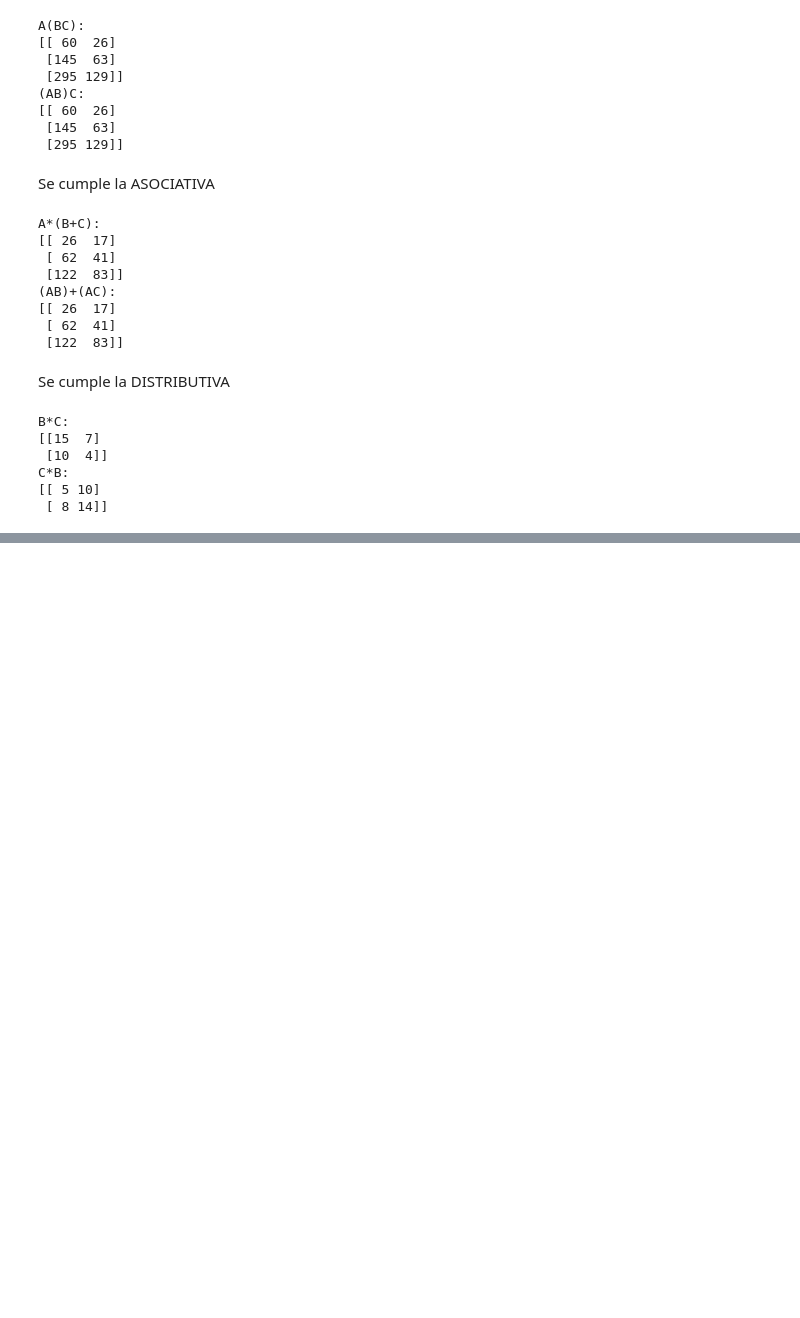
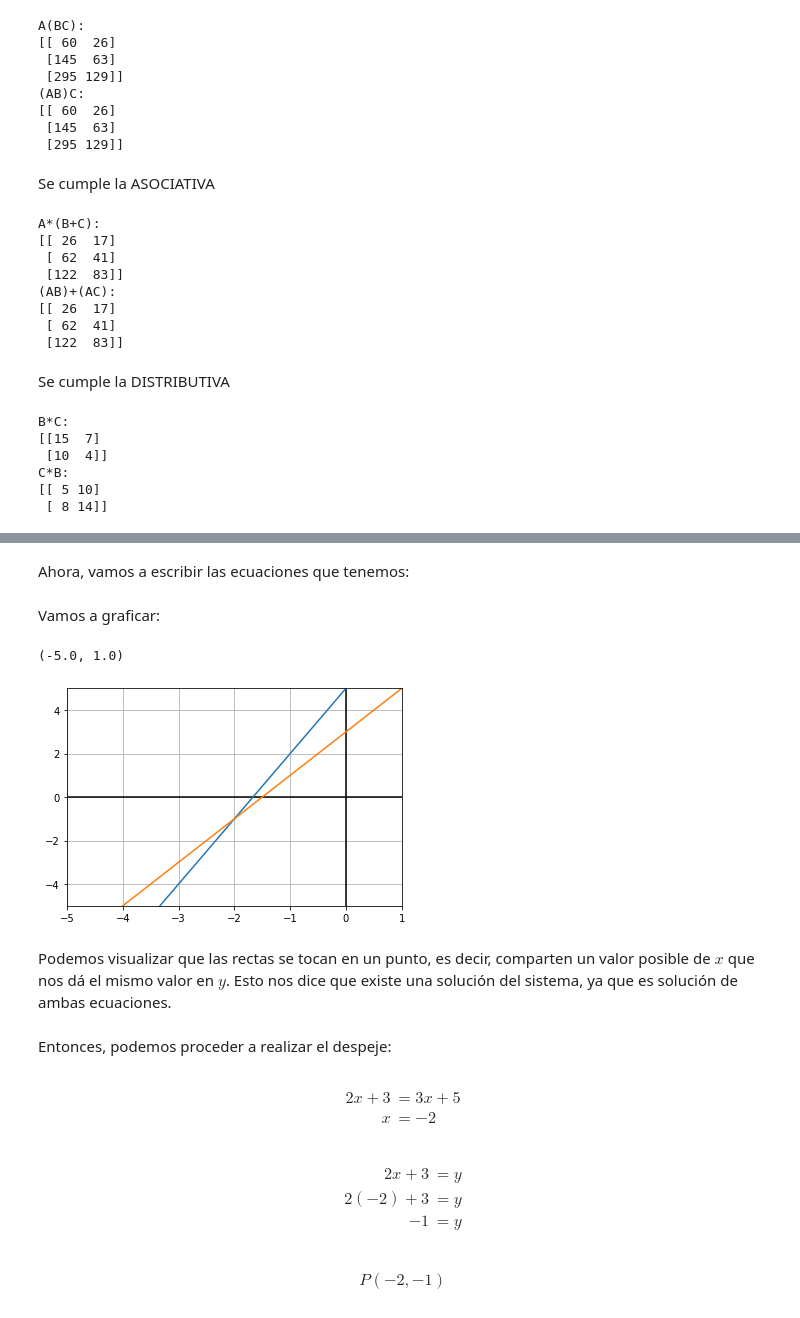
Before and after one commit to abdielgv162/Data-Science-Machine-Learning-Notes, a Jupyter notebook: Fundamentos_de_Algebra_Lineal_con_Python/Fundamentos_Algebra_Lineal_con_Python.ipynb, the cells around one changed output, grey strips where cells are left out. Cells and saved outputs as stored; diff of their text form; code cells hidden in the pictures; blank space fills up the shorter version.

```diff
--- a/Fundamentos_de_Algebra_Lineal_con_Python/Fundamentos_Algebra_Lineal_con_Python.ipynb
+++ b/Fundamentos_de_Algebra_Lineal_con_Python/Fundamentos_Algebra_Lineal_con_Python.ipynb
@@ -776,0 +928,39 @@ NO se cumple la CONMUTATIVA
+# %%
+x = np.arange(-5, 5) # Intervalo de -5 a 5 de 1 en 1.
+# %% [markdown]
+Ahora, vamos a escribir las ecuaciones que tenemos:
+# %%
+y_1 = 3*x + 5
+# %%
+y_2 = 2*x + 3
+# %% [markdown]
+Vamos a graficar:
+# %%
+plt.figure() #Crea figura
+plt.axvline(x=0, color = 'black') # Eje X
+plt.axhline(y=0, color=  'black') # Eje Y
+plt.grid() # Cuadricula
+plt.plot(x, y_1)
+plt.plot(x, y_2)
+plt.ylim(-5, 5)
+plt.xlim(-5, 1)
+# %% [output]
+(-5.0, 1.0)
+[figure, added]
+# %% [markdown]
+Podemos visualizar que las rectas se tocan en un punto, es decir, comparten un valor posible de $x$ que nos dá el mismo valor en $y$. Esto nos dice que existe una solución del sistema, ya que es solución de ambas ecuaciones.
+# %% [markdown]
+Entonces, podemos proceder a realizar el despeje:
+# %% [markdown]
+$$\begin{aligned}
+2x + 3 &= 3x+5 \\
+x &= -2
+\end{aligned}$$
+# %% [markdown]
+$$\begin{aligned}
+2x + 3    &= y \\
+2(-2) + 3 &= y \\
+-1        &= y
+\end{aligned}$$
+# %% [markdown]
+$$P(-2,-1)$$
```
Also changed, not shown: parts of 82 cells of this notebook.
